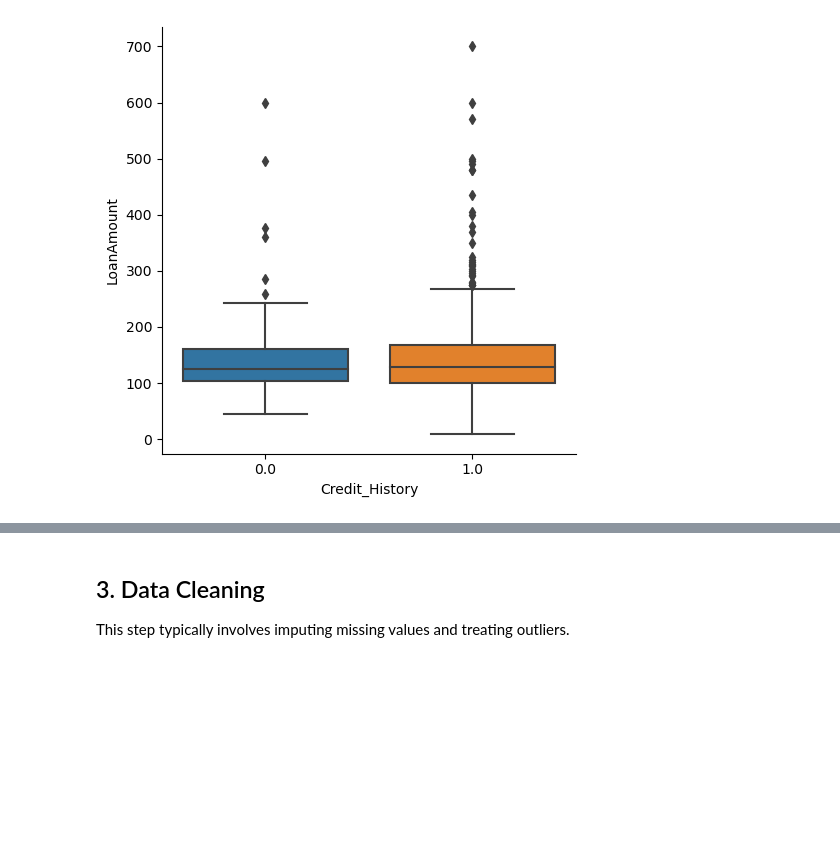
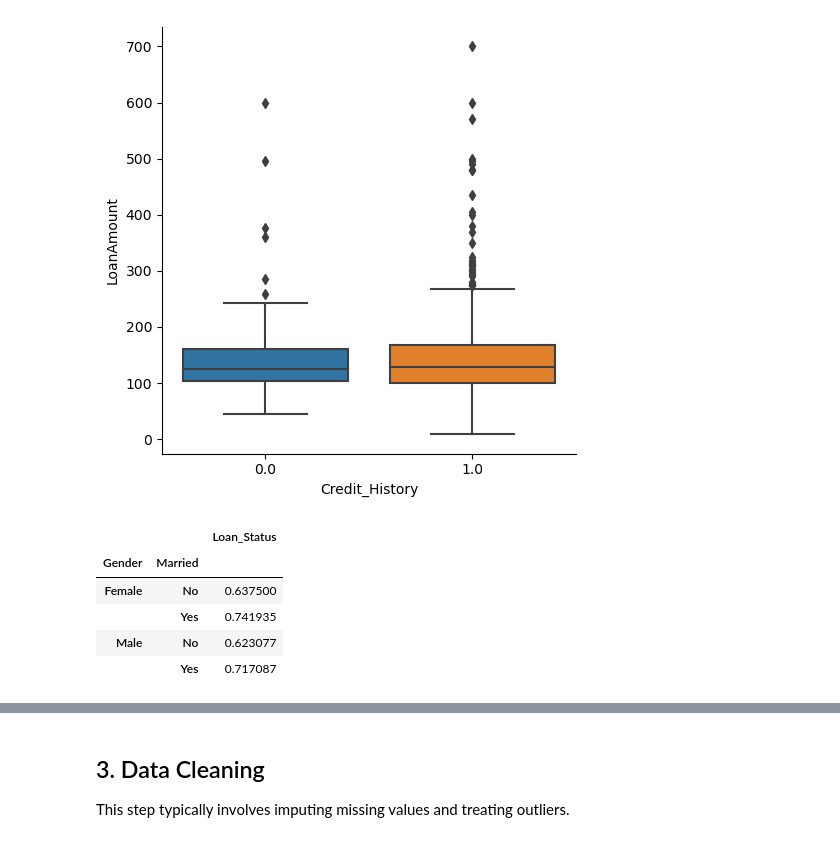
Before and after one commit to naqueattack/DeploymentProject, a Jupyter notebook: notebooks/instructions.ipynb, the cells around one changed output, grey strips where cells are left out. Cells and saved outputs as stored; diff of their text form; code cells hidden in the pictures; blank space fills up the shorter version.

```diff
--- a/notebooks/instructions.ipynb
+++ b/notebooks/instructions.ipynb
@@ -363,3 +366,13 @@ sns.catplot(data=df, x="Credit_History", y="LoanAmount", kind='box')
 # %% [output]
 <seaborn.axisgrid.FacetGrid at 0x...>
 [figure]
+# %%
+#Differences between genders income when married
+pd.DataFrame.pivot_table(df, values=['Loan_Status'], index=['Gender','Married'], aggfunc=np.mean)
+# %% [output]
+|  |  | Loan_Status |
+| Gender | Married |  |
+| Female | No | 0.637500 |
+|  | Yes | 0.741935 |
+| Male | No | 0.623077 |
+|  | Yes | 0.717087 |
```
Also changed, not shown: parts of 30 cells of this notebook.
